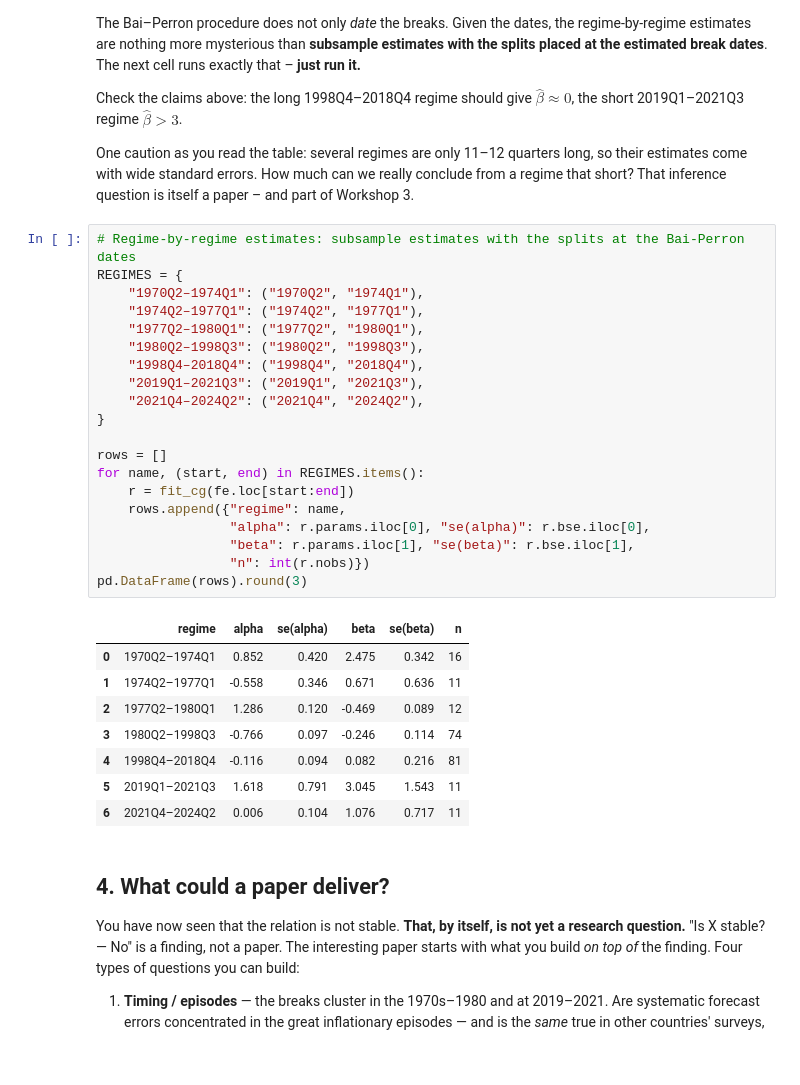
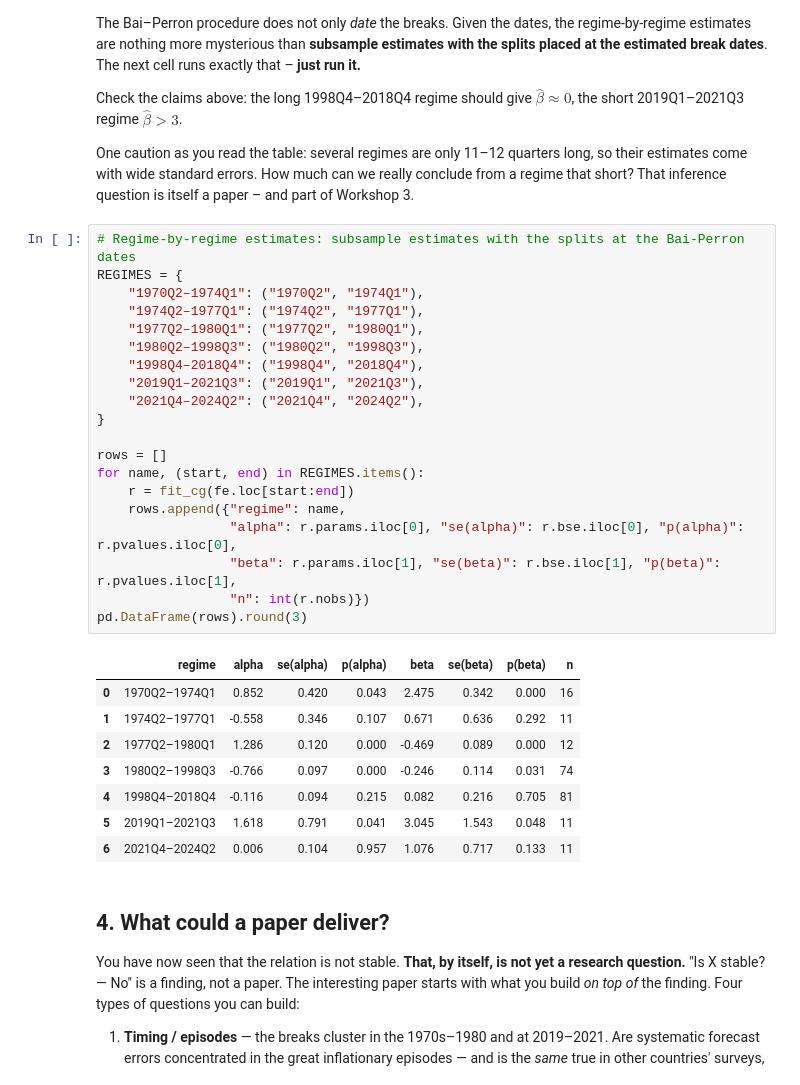
Before and after one commit to mortentabor/structural-change-seminar, a Jupyter notebook: notebooks/02-forecast-errors-exhibit.ipynb, the cells around one changed output. Drawn from its saved outputs; the diff is of its cells as text.

Commit message:
Forecast-errors exhibit: regime table matches the subsample table columns
Adds p(alpha) and p(beta) so the Bai-Perron regime estimates present the
same statistics as the era subsample estimates.

Co-Authored-By: Claude Fable 5 <noreply@anthropic.com>
Claude-Session: https://claude.ai/code/session_01P1wbjfWgFrUHuM3UQaTjEV

```diff
--- a/notebooks/02-forecast-errors-exhibit.ipynb
+++ b/notebooks/02-forecast-errors-exhibit.ipynb
@@ -155,32 +155,32 @@ One caution as you read the table: several regimes are only 11–12 quarters lon
 # %%
 # Regime-by-regime estimates: subsample estimates with the splits at the Bai-Perron dates
 REGIMES = {
     "1970Q2–1974Q1": ("1970Q2", "1974Q1"),
     "1974Q2–1977Q1": ("1974Q2", "1977Q1"),
     "1977Q2–1980Q1": ("1977Q2", "1980Q1"),
     "1980Q2–1998Q3": ("1980Q2", "1998Q3"),
     "1998Q4–2018Q4": ("1998Q4", "2018Q4"),
     "2019Q1–2021Q3": ("2019Q1", "2021Q3"),
     "2021Q4–2024Q2": ("2021Q4", "2024Q2"),
 }
 
 rows = []
 for name, (start, end) in REGIMES.items():
     r = fit_cg(fe.loc[start:end])
     rows.append({"regime": name,
-                 "alpha": r.params.iloc[0], "se(alpha)": r.bse.iloc[0],
-                 "beta": r.params.iloc[1], "se(beta)": r.bse.iloc[1],
+                 "alpha": r.params.iloc[0], "se(alpha)": r.bse.iloc[0], "p(alpha)": r.pvalues.iloc[0],
+                 "beta": r.params.iloc[1], "se(beta)": r.bse.iloc[1], "p(beta)": r.pvalues.iloc[1],
                  "n": int(r.nobs)})
 pd.DataFrame(rows).round(3)
 # %% [output]
-|  | regime | alpha | se(alpha) | beta | se(beta) | n |
-| 0 | 1970Q2–1974Q1 | 0.852 | 0.420 | 2.475 | 0.342 | 16 |
-| 1 | 1974Q2–1977Q1 | -0.558 | 0.346 | 0.671 | 0.636 | 11 |
-| 2 | 1977Q2–1980Q1 | 1.286 | 0.120 | -0.469 | 0.089 | 12 |
-| 3 | 1980Q2–1998Q3 | -0.766 | 0.097 | -0.246 | 0.114 | 74 |
-| 4 | 1998Q4–2018Q4 | -0.116 | 0.094 | 0.082 | 0.216 | 81 |
-| 5 | 2019Q1–2021Q3 | 1.618 | 0.791 | 3.045 | 1.543 | 11 |
-| 6 | 2021Q4–2024Q2 | 0.006 | 0.104 | 1.076 | 0.717 | 11 |
+|  | regime | alpha | se(alpha) | p(alpha) | beta | se(beta) | p(beta) | n |
+| 0 | 1970Q2–1974Q1 | 0.852 | 0.420 | 0.043 | 2.475 | 0.342 | 0.000 | 16 |
+| 1 | 1974Q2–1977Q1 | -0.558 | 0.346 | 0.107 | 0.671 | 0.636 | 0.292 | 11 |
+| 2 | 1977Q2–1980Q1 | 1.286 | 0.120 | 0.000 | -0.469 | 0.089 | 0.000 | 12 |
+| 3 | 1980Q2–1998Q3 | -0.766 | 0.097 | 0.000 | -0.246 | 0.114 | 0.031 | 74 |
+| 4 | 1998Q4–2018Q4 | -0.116 | 0.094 | 0.215 | 0.082 | 0.216 | 0.705 | 81 |
+| 5 | 2019Q1–2021Q3 | 1.618 | 0.791 | 0.041 | 3.045 | 1.543 | 0.048 | 11 |
+| 6 | 2021Q4–2024Q2 | 0.006 | 0.104 | 0.957 | 1.076 | 0.717 | 0.133 | 11 |
 # %% [markdown]
 ## 4. What could a paper deliver?
 
```
